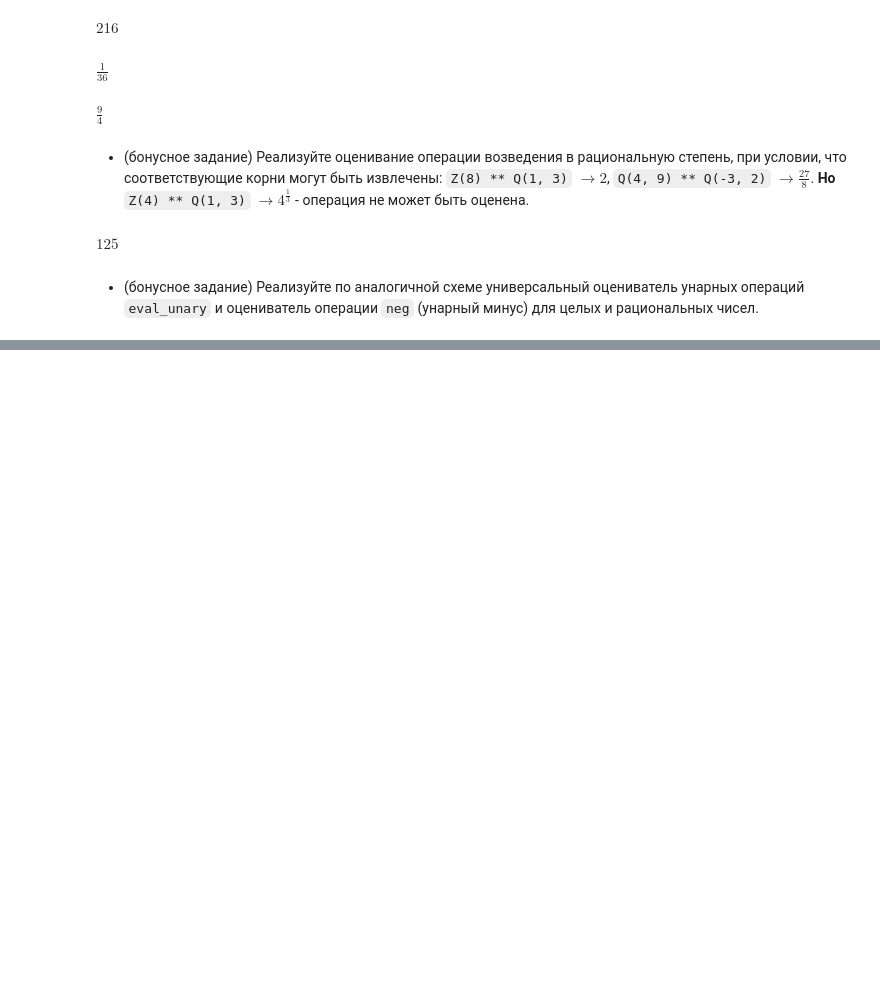
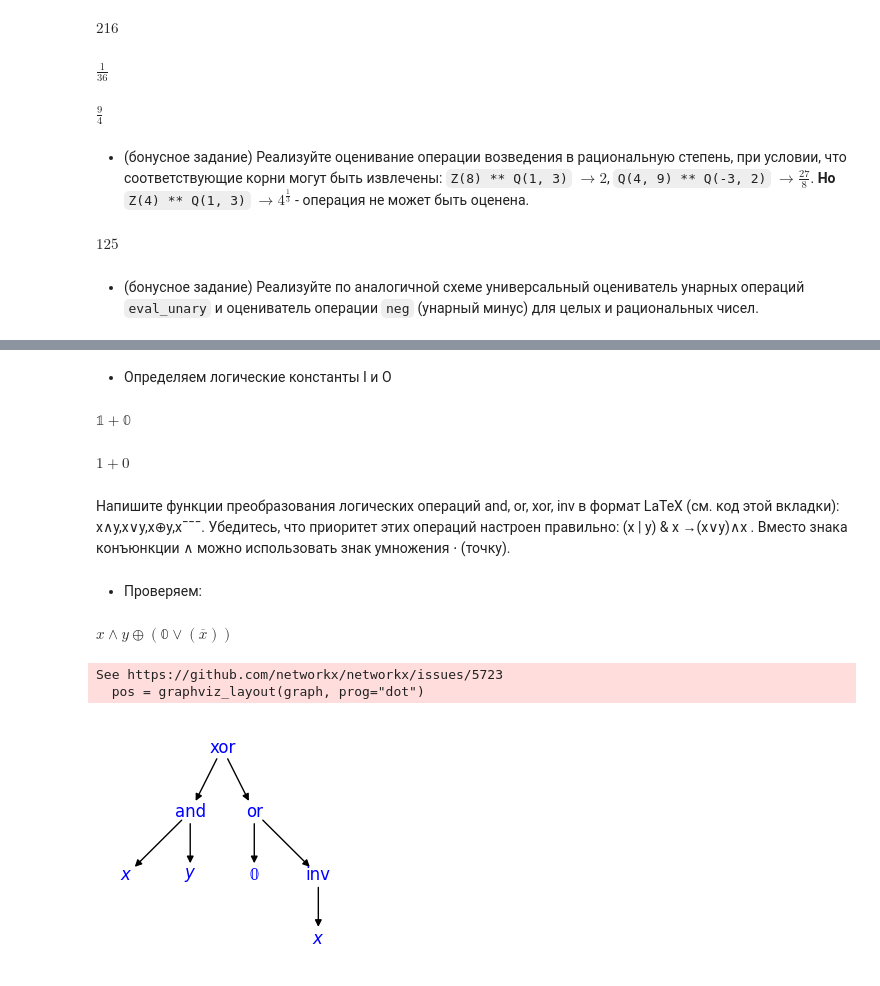
Before and after one commit to YuliaMeshcheryakova/cmpAL, a Jupyter notebook: Задание1.ipynb, the cells around one changed output, grey strips where cells are left out. Saved outputs shown, nothing was run; the diff lists cells and outputs as text; code cells hidden in the pictures; blank space fills up the shorter version.

```diff
--- a/Задание1.ipynb
+++ b/Задание1.ipynb
@@ -296,32 +296,32 @@ class Expression:
   def __add__(self, x):
     return Expression(add_(self.T, fix(x).T))
 
+  def __sub__(self, x):
+    return Expression(sub_(self.T, fix(x).T))
+
   def __mul__(self, x):
     return Expression(mul_(self.T, fix(x).T))
 
   def __truediv__(self, x):
     return Expression(div_(self.T, fix(x).T))
 
-  def __sub__(self, x):
-    return Expression(sub_(self.T, fix(x).T))
-
   def __pow__(self, x):
-    return Expression(deg_(self.T, fix(x).T))
-
-  def __mul__(self, x):
-    return Expression(mul_(self.T, fix(x).T))
+      return Expression(deg_(self.T, fix(x).T))
 
   def __and__(self, x):
     return Expression(and_(self.T, fix(x).T))
 
   def __or__(self, x):
-    return Expression(mul_(self.T, fix(x).T))
+    return Expression(or_(self.T, fix(x).T))
 
   def __xor__(self, x):
     return Expression(xor_(self.T, fix(x).T))
 
   def __eq__(self, x):
     return Expression(eq_(self.T, fix(x).T))
+
+  def __ne__(self, x):
+    return Expression(ne_(self.T, fix(x).T))
 
   def __lt__(self, x):
     return Expression(lt_(self.T, fix(x).T))
@@ -335,11 +335,11 @@ class Expression:
   def __ge__(self, x):
     return Expression(ge_(self.T, fix(x).T))
 
-  def __neg__(self, x):
-    return Expression(neg_(self.T))
+  def __invert__(self):
+    return Expression(inv_(fix(self).T))
 
-  def __invert__(self, x):
-    return Expression(inv_(self.T))
+  def __neg__(self):
+    return Expression(neg_(fix(self).T))
 
   def __radd__(self, x):
     return Expression(add_(fix(x).T, self.T))
@@ -365,6 +365,9 @@ class Expression:
   def __rxor__(self, x):
     return Expression(xor_(fix(x).T, self.T))
 
+  def __hash__(self):
+    return hash(str(self.T))
+
 def fix(x):
   if isinstance(x, int):
     return Expression(integer_(x))
@@ -871,0 +910,7 @@ $\displaystyle 125$
+# %%
+def boolean_(x: bool) -> tuple:
+  x = 1 if x else 0
+  return 'bool', {'value': x}
+
+def boolean(x: bool) -> Expression:
+  return Expression(boolean_(x))
@@ -871,0 +923,13 @@ $\displaystyle 125$
+# %% [markdown]
+* Определяем логические константы I и O
+# %%
+I, O = boolean(True), boolean(False)
+show(I + O)
+show(Z(1) + Z(0)) # для сравнения - числовые 0 и 1
+# %% [output]
+$\displaystyle {\mathbb{1}} + {\mathbb{0}}$
+$\displaystyle {1} + {0}$
+# %% [markdown]
+Напишите функции преобразования логических операций and, or, xor, inv в формат LaTeX (см. код этой вкладки):
+x∧y,x∨y,x⊕y,x¯¯¯.
+Убедитесь, что приоритет этих операций настроен правильно: (x | y) & x  →(x∨y)∧x . Вместо знака конъюнкции  ∧  можно использовать знак умножения  ⋅  (точку).
@@ -871,0 +966,14 @@ $\displaystyle 125$
+# %% [markdown]
+
+
+* Проверяем:
+# %%
+x, y = symbol('x'), symbol('y')
+f = x & y ^ (O | ~x)
+show(f)
+drawGraph(f)
+# %% [output]
+$\displaystyle {{x} \wedge {y}} \oplus {\left( {\mathbb{0}} \vee {\left( \overline{x} \right)} \right)}$
+See https://github.com/networkx/networkx/issues/5723
+  pos = graphviz_layout(graph, prog="dot")
+[figure, added]
```
Also changed, not shown: parts of 64 cells of this notebook.
